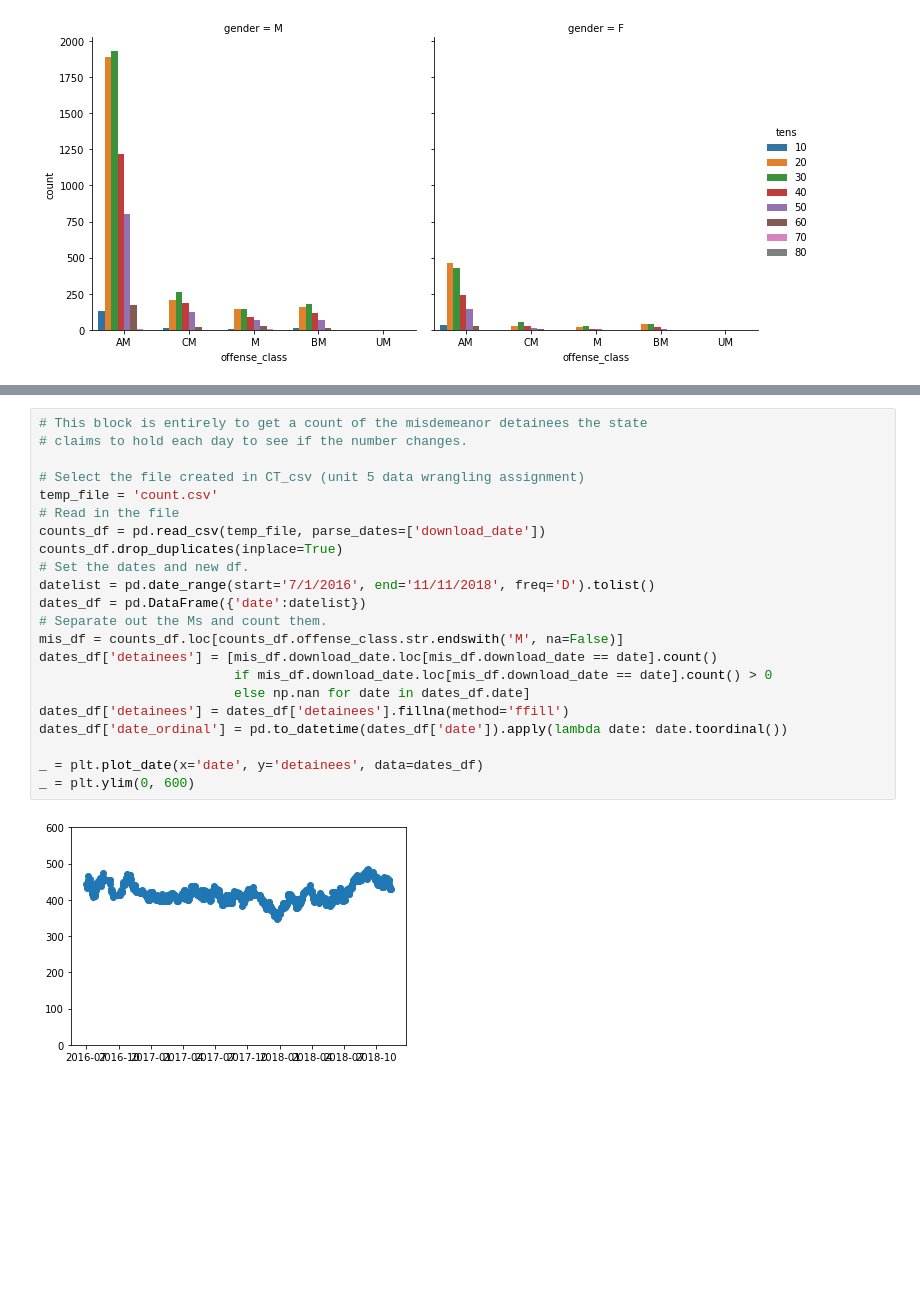
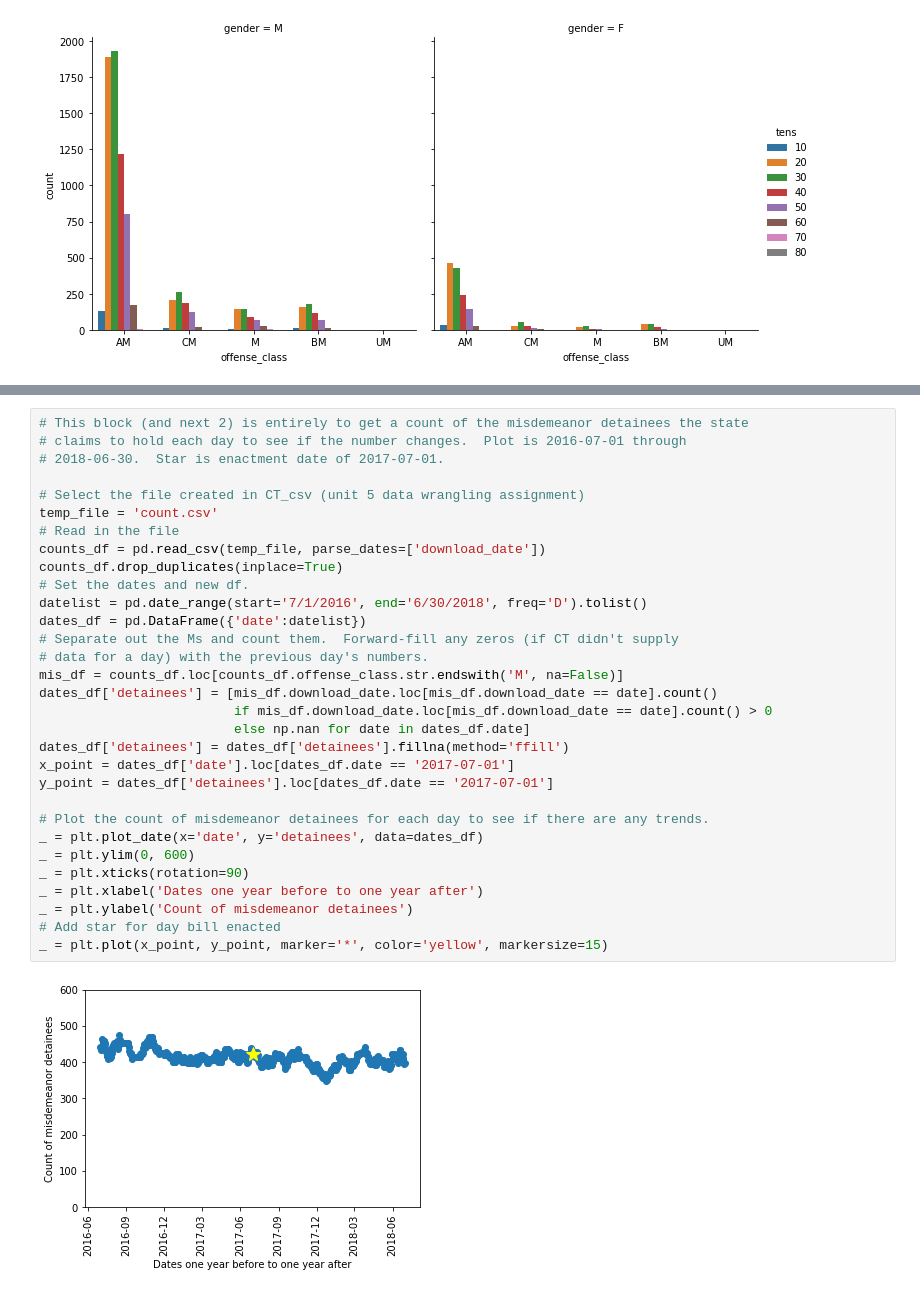
Before and after one commit to SlothDream/SBCap1_CT, a Jupyter notebook: CT_EDA.ipynb, the cells around one changed output, grey strips where cells are left out. Saved outputs shown, nothing was run; the diff lists cells and outputs as text; blank space fills up the shorter version.

```diff
--- a/CT_EDA.ipynb
+++ b/CT_EDA.ipynb
@@ -277,27 +324,36 @@ _ = sns.catplot(x="gender", hue="tens", data=misdemeanor_df, y='bond_amount');
 # %%
-# This block is entirely to get a count of the misdemeanor detainees the state
-# claims to hold each day to see if the number changes.
+# This block (and next 2) is entirely to get a count of the misdemeanor detainees the state
+# claims to hold each day to see if the number changes.  Plot is 2016-07-01 through
+# 2018-06-30.  Star is enactment date of 2017-07-01.
 
 # Select the file created in CT_csv (unit 5 data wrangling assignment)
 temp_file = 'count.csv'
 # Read in the file
 counts_df = pd.read_csv(temp_file, parse_dates=['download_date'])
 counts_df.drop_duplicates(inplace=True)
 # Set the dates and new df.
-datelist = pd.date_range(start='7/1/2016', end='11/11/2018', freq='D').tolist()
+datelist = pd.date_range(start='7/1/2016', end='6/30/2018', freq='D').tolist()
 dates_df = pd.DataFrame({'date':datelist})
-# Separate out the Ms and count them.
+# Separate out the Ms and count them.  Forward-fill any zeros (if CT didn't supply
+# data for a day) with the previous day's numbers.
 mis_df = counts_df.loc[counts_df.offense_class.str.endswith('M', na=False)]
 dates_df['detainees'] = [mis_df.download_date.loc[mis_df.download_date == date].count()
                          if mis_df.download_date.loc[mis_df.download_date == date].count() > 0
                          else np.nan for date in dates_df.date]
 dates_df['detainees'] = dates_df['detainees'].fillna(method='ffill')
-dates_df['date_ordinal'] = pd.to_datetime(dates_df['date']).apply(lambda date: date.toordinal())
+x_point = dates_df['date'].loc[dates_df.date == '2017-07-01']
+y_point = dates_df['detainees'].loc[dates_df.date == '2017-07-01']
 
+# Plot the count of misdemeanor detainees for each day to see if there are any trends.
 _ = plt.plot_date(x='date', y='detainees', data=dates_df)
 _ = plt.ylim(0, 600)
+_ = plt.xticks(rotation=90)
+_ = plt.xlabel('Dates one year before to one year after')
+_ = plt.ylabel('Count of misdemeanor detainees')
+# Add star for day bill enacted
+_ = plt.plot(x_point, y_point, marker='*', color='yellow', markersize=15)
 # %% [output]
-[figure, old version]
+[figure, new version]
 # %%
 # Check the pre-bill dates on zoom.
 
```
Also changed, not shown: parts of 34 cells of this notebook.
